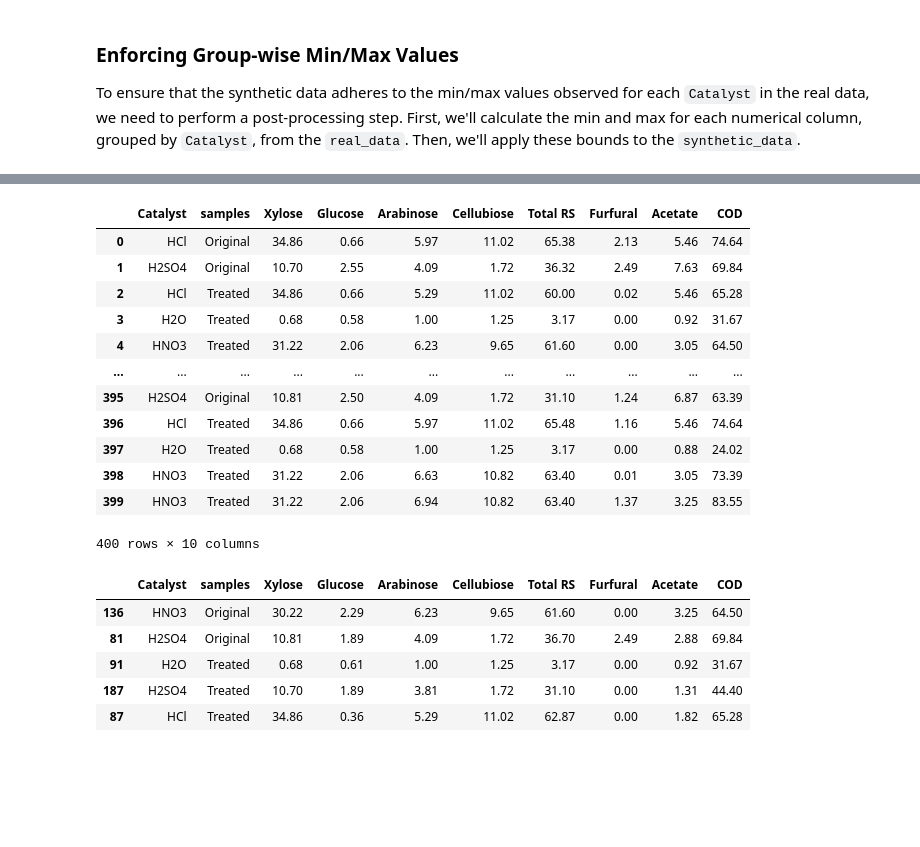
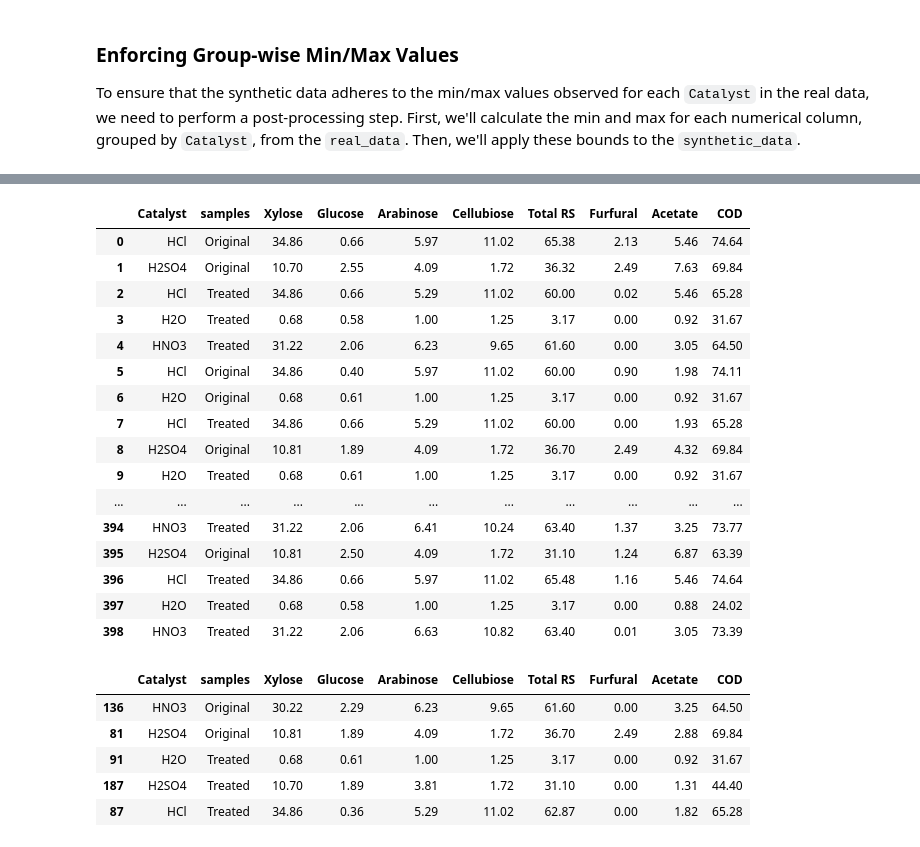
Before and after one commit to umraodeepika7-dotcom/ctgan, a Jupyter notebook: SDV_Synthesize_a_table_(CTGAN).ipynb, the cells around one changed output, grey strips where cells are left out. Cells and saved outputs as stored; diff of their text form; code cells hidden in the pictures; blank space fills up the shorter version.

```diff
--- a/SDV_Synthesize_a_table_(CTGAN).ipynb
+++ b/SDV_Synthesize_a_table_(CTGAN).ipynb
@@ -197,19 +207,25 @@ Synthetic data after enforcing group-wise min/max values:
-# %%
-display(synthetic_data_enforced.head(400))
-# %% [output]
-|  | Catalyst | samples | Xylose | Glucose | Arabinose | Cellubiose | Total RS | Furfural | Acetate | COD |
-| 0 | HCl | Original | 34.86 | 0.66 | 5.97 | 11.02 | 65.38 | 2.13 | 5.46 | 74.64 |
-| 1 | H2SO4 | Original | 10.70 | 2.55 | 4.09 | 1.72 | 36.32 | 2.49 | 7.63 | 69.84 |
-| 2 | HCl | Treated | 34.86 | 0.66 | 5.29 | 11.02 | 60.00 | 0.02 | 5.46 | 65.28 |
-| 3 | H2O | Treated | 0.68 | 0.58 | 1.00 | 1.25 | 3.17 | 0.00 | 0.92 | 31.67 |
-| 4 | HNO3 | Treated | 31.22 | 2.06 | 6.23 | 9.65 | 61.60 | 0.00 | 3.05 | 64.50 |
-| ... | ... | ... | ... | ... | ... | ... | ... | ... | ... | ... |
-| 395 | H2SO4 | Original | 10.81 | 2.50 | 4.09 | 1.72 | 31.10 | 1.24 | 6.87 | 63.39 |
-| 396 | HCl | Treated | 34.86 | 0.66 | 5.97 | 11.02 | 65.48 | 1.16 | 5.46 | 74.64 |
-| 397 | H2O | Treated | 0.68 | 0.58 | 1.00 | 1.25 | 3.17 | 0.00 | 0.88 | 24.02 |
-| 398 | HNO3 | Treated | 31.22 | 2.06 | 6.63 | 10.82 | 63.40 | 0.01 | 3.05 | 73.39 |
-| 399 | HNO3 | Treated | 31.22 | 2.06 | 6.94 | 10.82 | 63.40 | 1.37 | 3.25 | 83.55 |
-400 rows × 10 columns
+# %%
+pd.set_option('display.max_rows', None)
+pd.set_option('display.max_columns', None)
+display(synthetic_data_enforced)
+# %% [output]
+|  | Catalyst | samples | Xylose | Glucose | Arabinose | Cellubiose | Total RS | Furfural | Acetate | COD |
+| 0 | HCl | Original | 34.86 | 0.66 | 5.97 | 11.02 | 65.38 | 2.13 | 5.46 | 74.64 |
+| 1 | H2SO4 | Original | 10.70 | 2.55 | 4.09 | 1.72 | 36.32 | 2.49 | 7.63 | 69.84 |
+| 2 | HCl | Treated | 34.86 | 0.66 | 5.29 | 11.02 | 60.00 | 0.02 | 5.46 | 65.28 |
+| 3 | H2O | Treated | 0.68 | 0.58 | 1.00 | 1.25 | 3.17 | 0.00 | 0.92 | 31.67 |
+| 4 | HNO3 | Treated | 31.22 | 2.06 | 6.23 | 9.65 | 61.60 | 0.00 | 3.05 | 64.50 |
+| 5 | HCl | Original | 34.86 | 0.40 | 5.97 | 11.02 | 60.00 | 0.90 | 1.98 | 74.11 |
+| 6 | H2O | Original | 0.68 | 0.61 | 1.00 | 1.25 | 3.17 | 0.00 | 0.92 | 31.67 |
+| 7 | HCl | Treated | 34.86 | 0.66 | 5.29 | 11.02 | 60.00 | 0.00 | 1.93 | 65.28 |
+| 8 | H2SO4 | Original | 10.81 | 1.89 | 4.09 | 1.72 | 36.70 | 2.49 | 4.32 | 69.84 |
+| 9 | H2O | Treated | 0.68 | 0.61 | 1.00 | 1.25 | 3.17 | 0.00 | 0.92 | 31.67 |
+| ... | ... | ... | ... | ... | ... | ... | ... | ... | ... | ... |
+| 394 | HNO3 | Treated | 31.22 | 2.06 | 6.41 | 10.24 | 63.40 | 1.37 | 3.25 | 73.77 |
+| 395 | H2SO4 | Original | 10.81 | 2.50 | 4.09 | 1.72 | 31.10 | 1.24 | 6.87 | 63.39 |
+| 396 | HCl | Treated | 34.86 | 0.66 | 5.97 | 11.02 | 65.48 | 1.16 | 5.46 | 74.64 |
+| 397 | H2O | Treated | 0.68 | 0.58 | 1.00 | 1.25 | 3.17 | 0.00 | 0.88 | 24.02 |
+| 398 | HNO3 | Treated | 31.22 | 2.06 | 6.63 | 10.82 | 63.40 | 0.01 | 3.05 | 73.39 |
 # %%
 synthesizer.fit(real_data)
 synthetic_data = synthetic_data_enforced.sample(n=400, replace=True)
```
Also changed, not shown: parts of 2 cells of this notebook.
